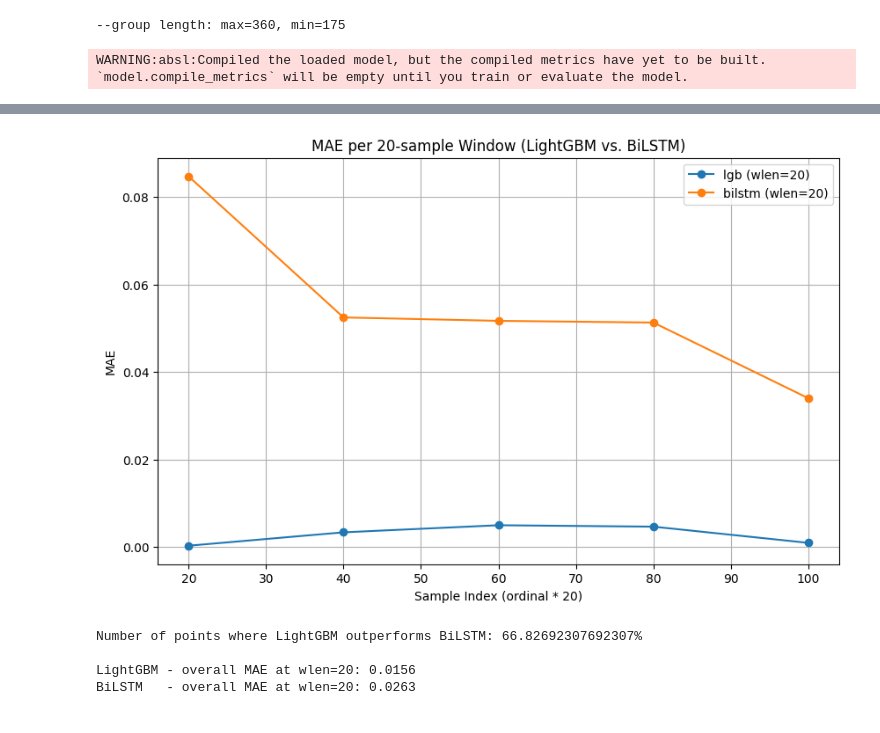
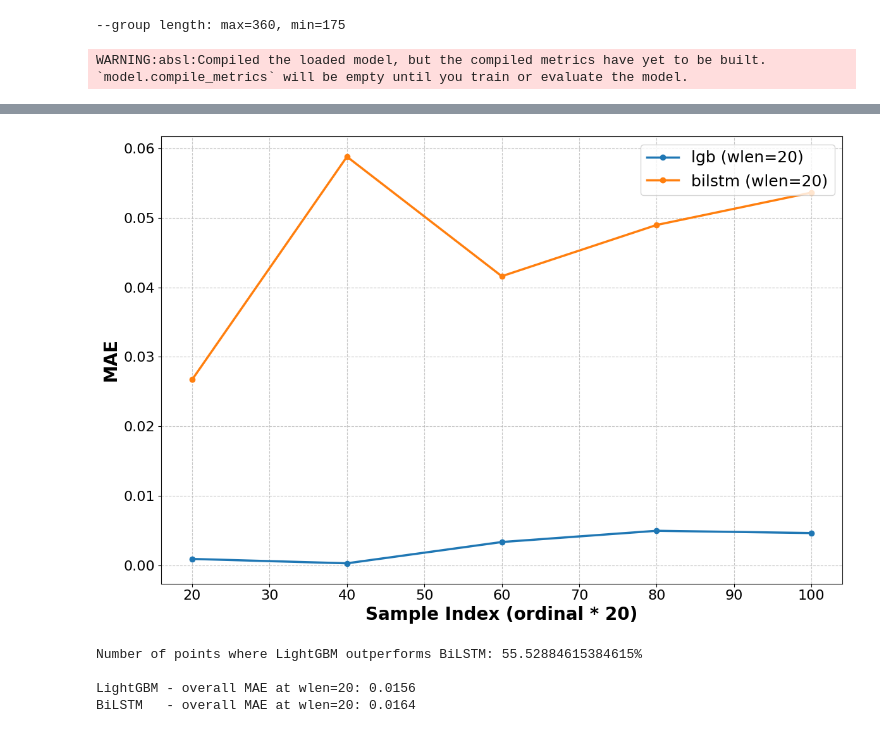
Before and after one commit to QYRR/batteryML, a Jupyter notebook: model_testing.ipynb, the cells around one changed output, grey strips where cells are left out. Saved outputs shown, nothing was run; the diff lists cells and outputs as text; code cells hidden in the pictures.

Commit message:
updated the plots

```diff
--- a/model_testing.ipynb
+++ b/model_testing.ipynb
@@ -215,8 +208,9 @@ for i in range(N_windows):
 df_results = pd.DataFrame(results)
 
 # Plot
-plt.figure(figsize=(10, 6))
-plt.title(f"MAE per 20-sample Window (LightGBM vs. BiLSTM)")
+# Plot
+plt.figure(figsize=(12, 8))  # Larger figure size for better visibility
+#plt.style.use('seaborn-whitegrid')  # Professional style
 
 for model_name in df_results["model"].unique():
     # Subset for each model
@@ -226,18 +220,32 @@ for model_name in df_results["model"].unique():
     yvals = subset["MAE"]
     plt.plot(
         xvals[:5],
-        yvals[1:6],
+        yvals[:5],
         marker="o",
         linestyle="-",
-        label=f"{model_name} (wlen=20)"
+        label=f"{model_name} (wlen=20)",
+        linewidth=2.5  # Thicker line for better visibility
     )
-    # Calculate the number of points where LightGBM outperforms BiLSTM and vice versa
 
-plt.xlabel("Sample Index (ordinal * 20)")
-plt.ylabel("MAE")
-plt.grid(True)
-plt.legend()
+# Axis labels
+plt.xlabel("Sample Index (ordinal * 20)", fontsize=20, fontweight='bold')
+plt.ylabel("MAE", fontsize=20, fontweight='bold')
+
+# Grid and legend
+plt.grid(True, linestyle='--', alpha=0.7)
+plt.legend(fontsize=18, loc='upper right')
+
+# Tick parameters
+plt.xticks(fontsize=16)
+plt.yticks(fontsize=16)
+
+# Save the figure in high resolution for publication
+plt.tight_layout()
+plt.savefig("MAE_comparison_plot.png", dpi=300, bbox_inches='tight')
+
+# Show the plot
 plt.show()
+
 # To resolve the warnings, ensure that the input to the scaler has valid feature names.
 # Use a DataFrame instead of a NumPy array for transformation.
 
@@ -260,8 +268,8 @@ WARNING:absl:Compiled the loaded model, but the compiled metrics have yet to be
-[figure, old version]
+[figure, new version]
-Number of points where LightGBM outperforms BiLSTM: 66.82692307692307%
+Number of points where LightGBM outperforms BiLSTM: 55.52884615384615%
 
 LightGBM - overall MAE at wlen=20: 0.0156
-BiLSTM   - overall MAE at wlen=20: 0.0263
+BiLSTM   - overall MAE at wlen=20: 0.0164
 # %%
 
 
```
Also changed, not shown: parts of 6 cells of this notebook, 9 other files.
